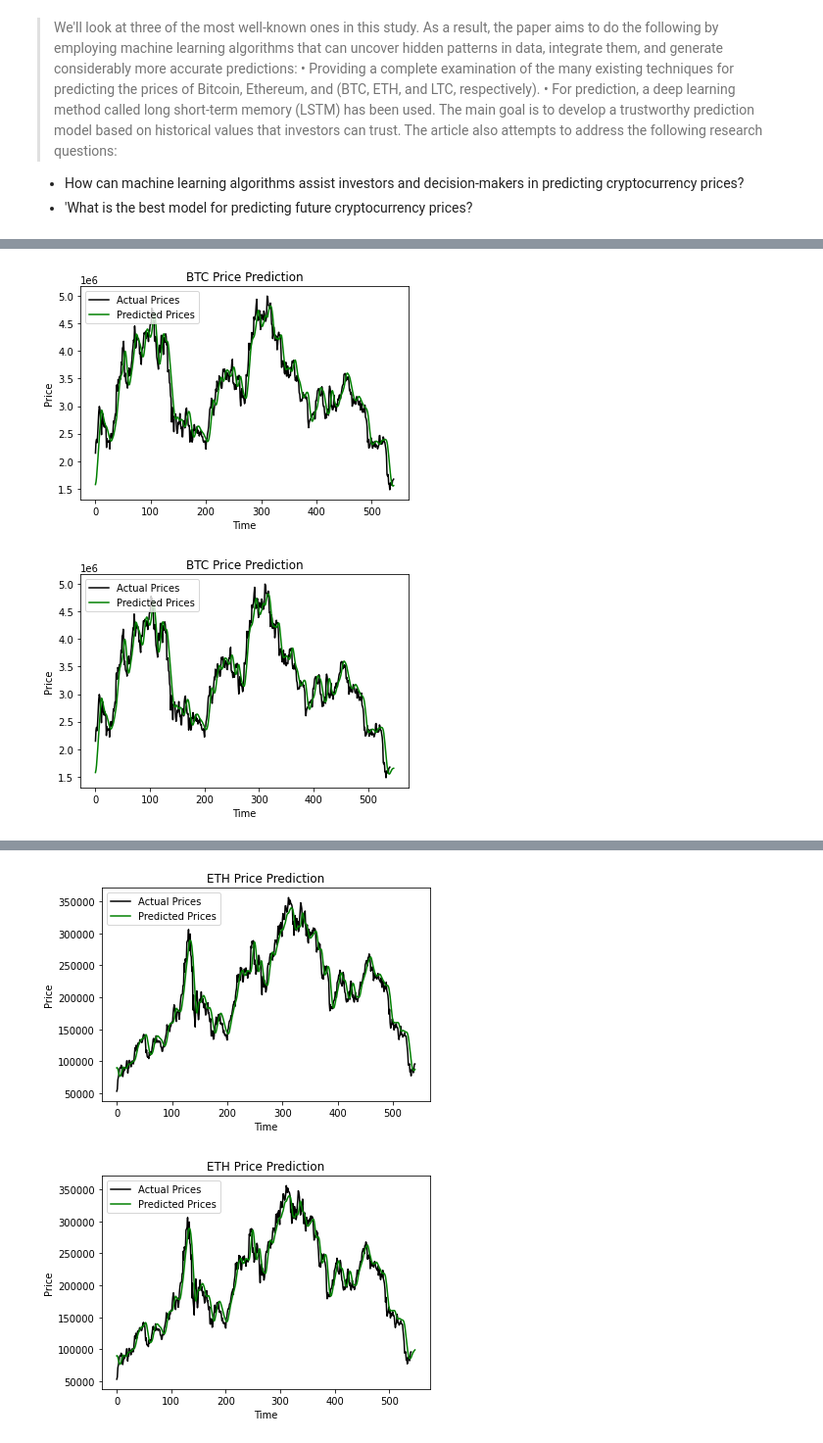
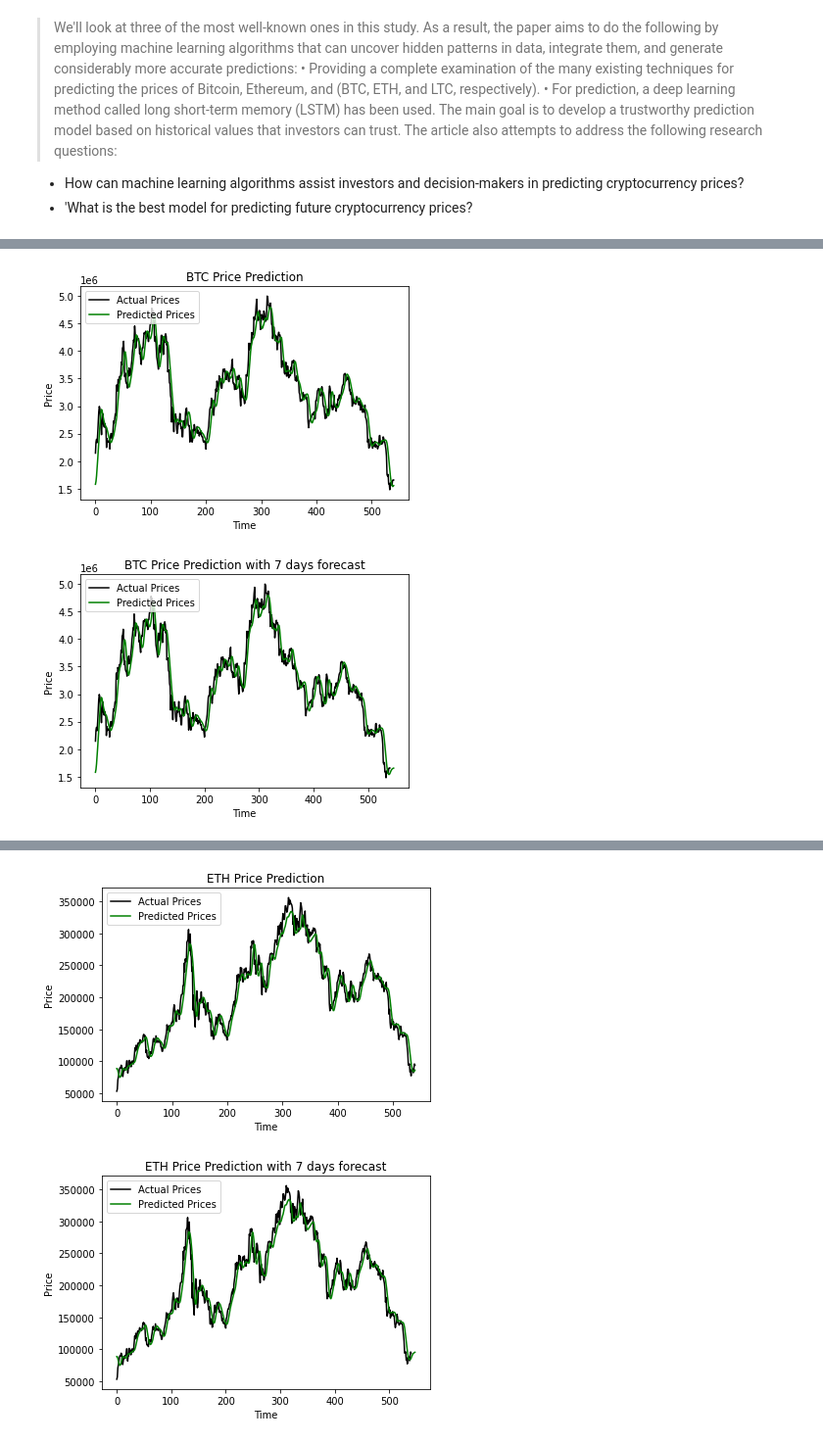
Before and after one commit to tiwarishubham635/Cryptocurrency-Price-Prediction-Using-Long-Short-Term-Memory, a Jupyter notebook: Cryptocurrency_Price_Prediction_Using_Long_Short_Term_Memory.ipynb, the cells around one changed output, grey strips where cells are left out. Shown: that part at 98% size. Saved outputs shown, nothing was run; the diff lists cells and outputs as text; code cells hidden in the pictures.

```diff
--- a/Cryptocurrency_Price_Prediction_Using_Long_Short_Term_Memory.ipynb
+++ b/Cryptocurrency_Price_Prediction_Using_Long_Short_Term_Memory.ipynb
@@ -279,7 +279,7 @@ def prediction_function(crypto_currency):
 
   plt.plot(actual_prices, color='black', label='Actual Prices')
   plt.plot(final_prediction_prices, color='green', label='Predicted Prices')
-  plt.title("{} Price Prediction".format(crypto_currency))
+  plt.title("{} Price Prediction with 7 days forecast".format(crypto_currency))
   plt.xlabel("Time")
   plt.ylabel("Price")
   plt.legend(loc='upper left')
@@ -323,5 +323,5 @@ Epoch 25/25
 [figure]
-[figure, old version]
+[figure, new version]
 [*********************100%***********************]  1 of 1 completed
 
 
@@ -342,5 +342,5 @@ Epoch 25/25
-[figure, old version]
+[figure, new version]
-[figure, old version]
+[figure, new version]
 [*********************100%***********************]  1 of 1 completed
 
 
```
Also changed, not shown: parts of 4 cells of this notebook.
